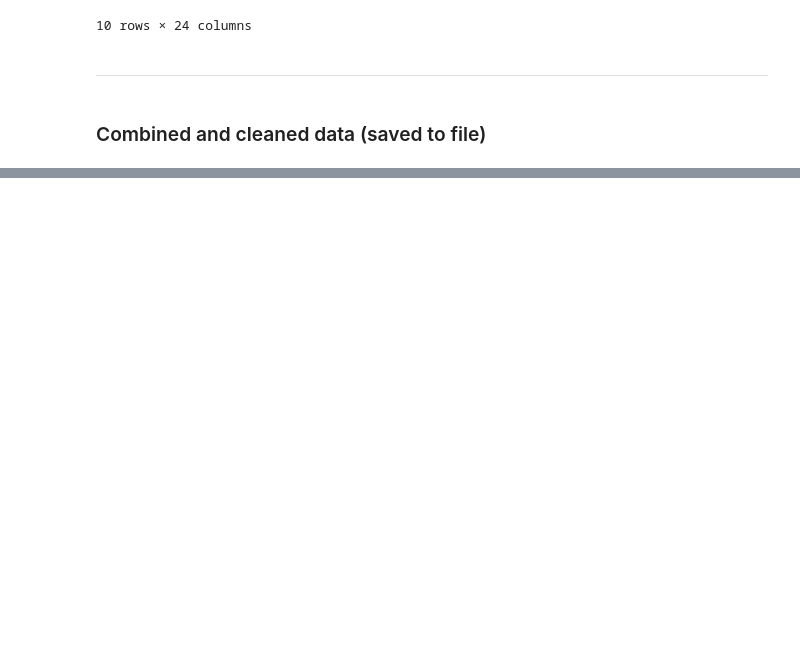
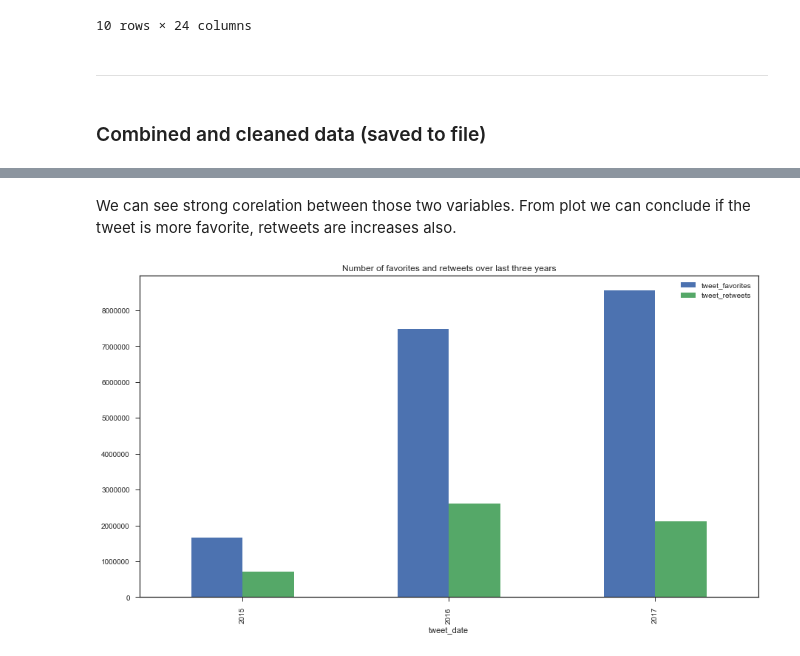
Before and after one commit to acomrsic/Data-Analyst-Nanodegree, a Jupyter notebook: Projects/Data Wrangling/wrangle_act.ipynb, the cells around one changed output, grey strips where cells are left out. Cells and saved outputs as stored; diff of their text form; code cells hidden in the pictures; blank space fills up the shorter version.

```diff
--- a/Projects/Data Wrangling/wrangle_act.ipynb
+++ b/Projects/Data Wrangling/wrangle_act.ipynb
@@ -707,0 +780,8 @@ we_rate_dogs_clean.to_csv('twitter_archive_master.csv', encoding = 'utf-8')
+# %% [markdown]
+We can see strong corelation between those two variables. From plot we can conclude if the tweet is more favorite, retweets are increases also.
+# %%
+year = we_rate_dogs_clean["tweet_date"].dt.year
+tweet_fav_ret = we_rate_dogs_clean[['tweet_favorites','tweet_retweets']]
+im = tweet_fav_ret.groupby(year).sum().plot(kind="bar",title='Number of favorites and retweets over last three years')
+# %% [output]
+[figure, added]
```
Also changed, not shown: parts of 20 cells of this notebook.
